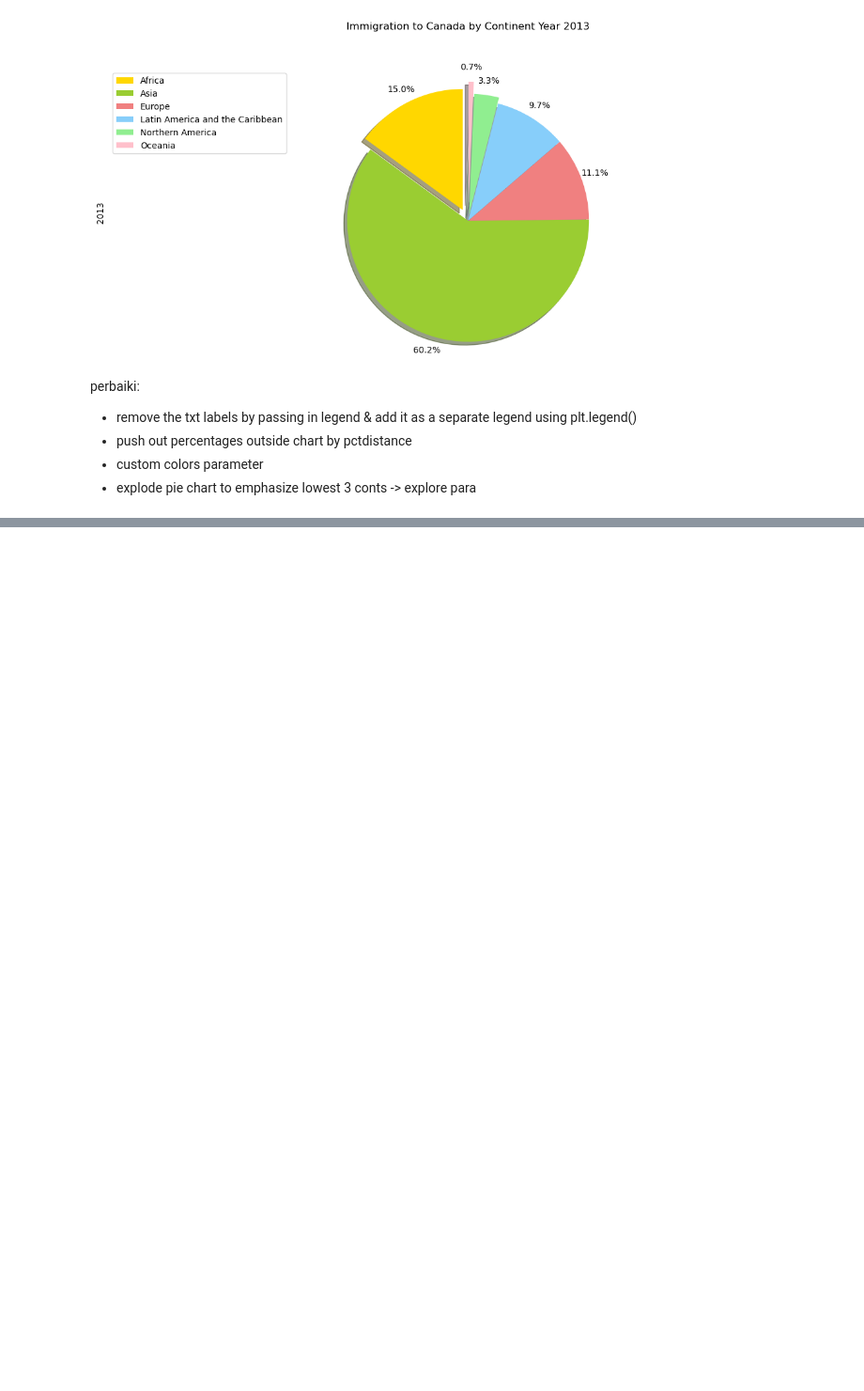
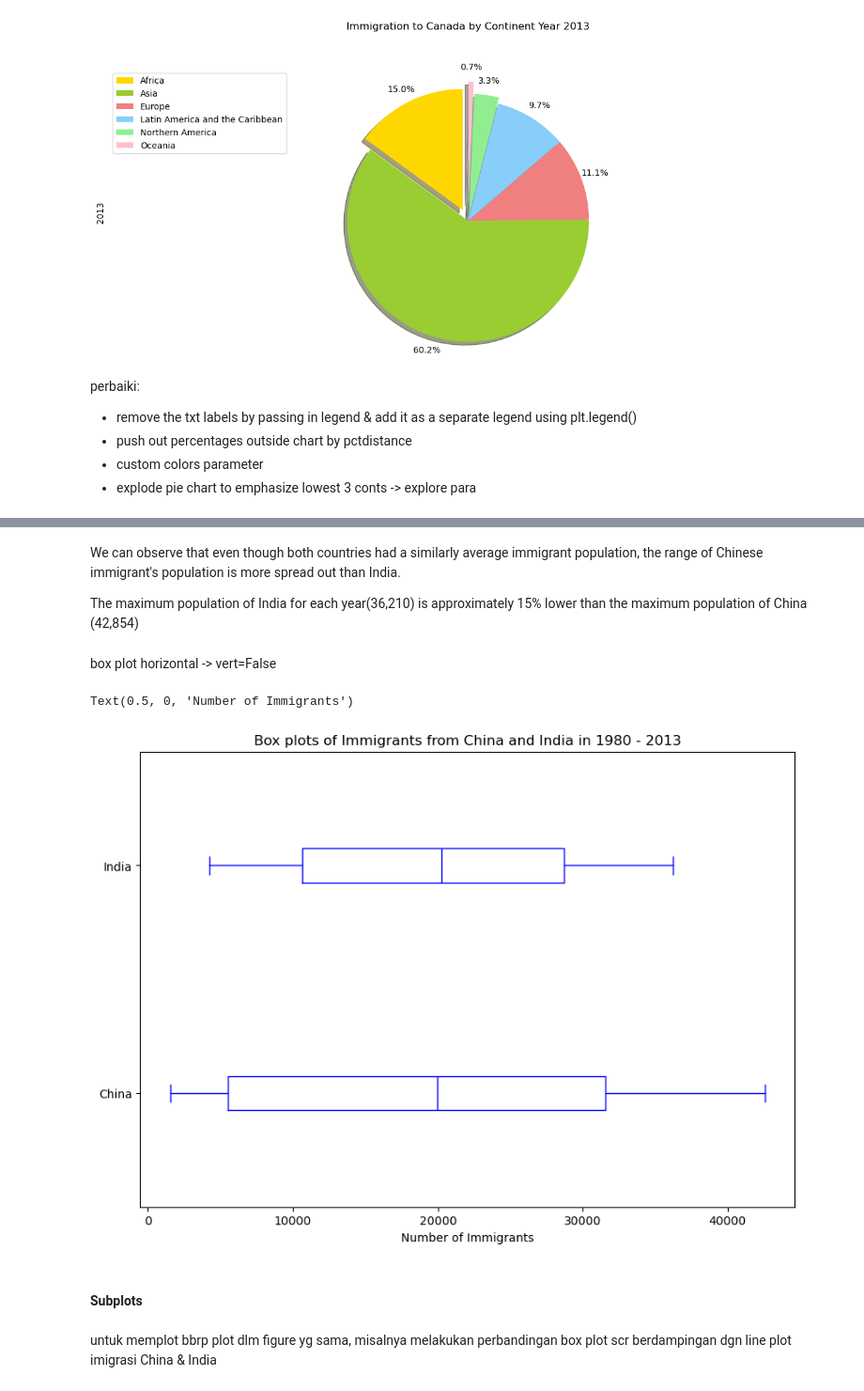
Before and after one commit to jennyaurelia/H8_1033, a Jupyter notebook: sesi7notes.ipynb, the cells around one changed output, grey strips where cells are left out. Shown at 94% size. Cells and saved outputs as stored; diff of their text form; code cells hidden in the pictures; blank space fills up the shorter version.

```diff
--- a/sesi7notes.ipynb
+++ b/sesi7notes.ipynb
@@ -1001,0 +1094,18 @@ Index(['Afghanistan', 'Albania', 'Algeria', 'American Samoa', 'Andorra',
+# %% [markdown]
+We can observe that even though both countries had a similarly average immigrant population, the range of Chinese immigrant's population is more spread out than India.
+
+The maximum population of India for each year(36,210) is approximately 15% lower than the maximum population of China (42,854)
+# %% [markdown]
+box plot horizontal -> vert=False
+# %%
+df_CI.plot(kind='box', figsize=(10,7), color='blue', vert=False)
+
+plt.title('Box plots of Immigrants from China and India in 1980 - 2013')
+plt.xlabel('Number of Immigrants')
+# %% [output]
+Text(0.5, 0, 'Number of Immigrants')
+[figure, added]
+# %% [markdown]
+#### Subplots
+# %% [markdown]
+untuk memplot bbrp plot dlm figure yg sama, misalnya melakukan perbandingan box plot scr berdampingan dgn line plot imigrasi China & India
```
Also changed, not shown: parts of 48 cells of this notebook, 3 other files.
